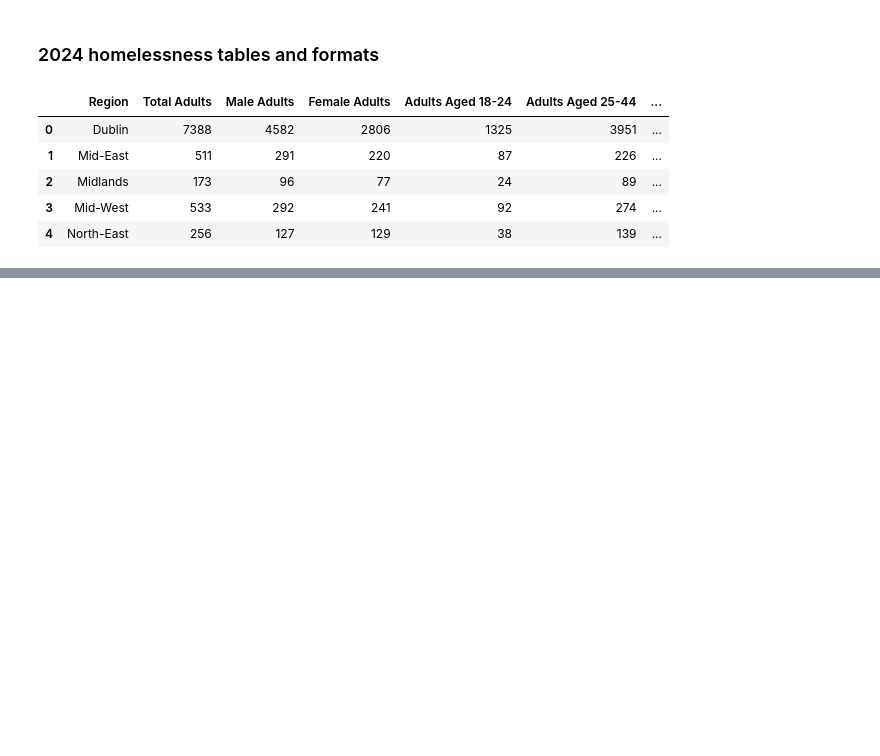
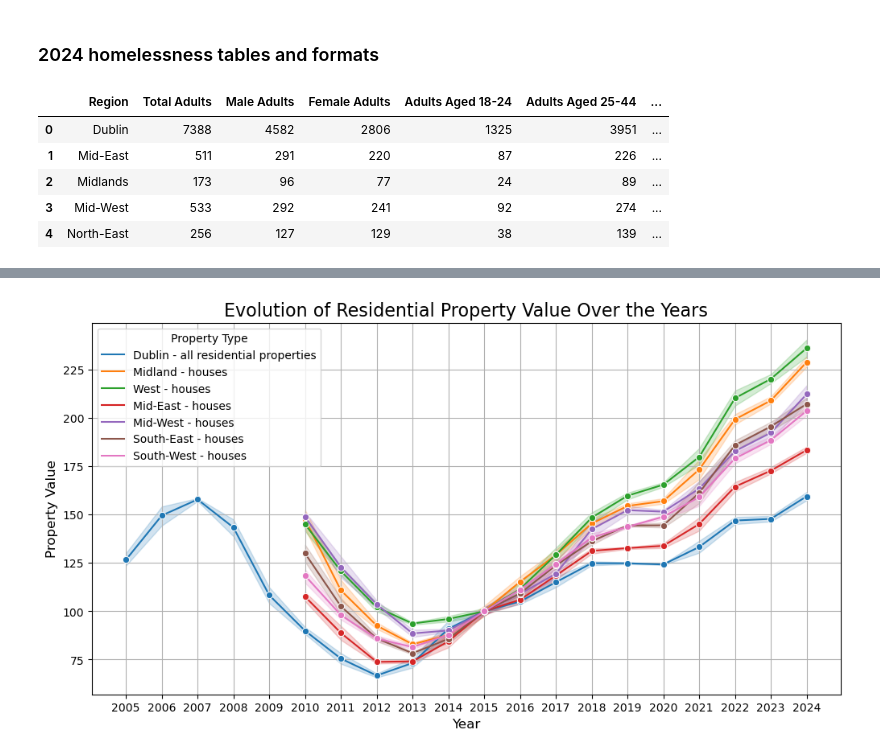
Before and after one commit to RobAstur/Programming-for-data-analytics, a Jupyter notebook: Project/project_version2.ipynb, the cells around one changed output, grey strips where cells are left out. Cells and saved outputs as stored; diff of their text form; code cells hidden in the pictures; blank space fills up the shorter version.

Commit message:
first plot

```diff
--- a/Project/project_version2.ipynb
+++ b/Project/project_version2.ipynb
@@ -206,0 +220,18 @@ total_2020_2024.to_csv('C:\\Users\\ROB86\\OneDrive\\Desktop\\total_2030.csv', in
+# %%
+#We need to stract year from month column.
+price_property_index['Year'] = price_property_index['Month'].dt.year.astype(int)
+#size of the plot
+plt.figure(figsize=(12, 6))
+#linplot is perfect to check the evolution
+sns.lineplot(data=price_property_index, x='Year', y='VALUE', hue='Type of Residential Property', marker='o')
+# Set x-axis ticks as integers. Otherwise we will get floating numbers and for years is not correct.
+plt.xticks(ticks=price_property_index['Year'].unique(), labels=[str(year) for year in price_property_index['Year'].unique()])
+# Customizing the plot
+plt.title('Evolution of Residential Property Value Over the Years', fontsize=16)
+plt.xlabel('Year', fontsize=12)
+plt.ylabel('Property Value', fontsize=12)
+plt.legend(title='Property Type')
+plt.grid(True)
+plt.show()
+# %% [output]
+[figure, added]
```
Also changed, not shown: parts of 3 cells of this notebook.
